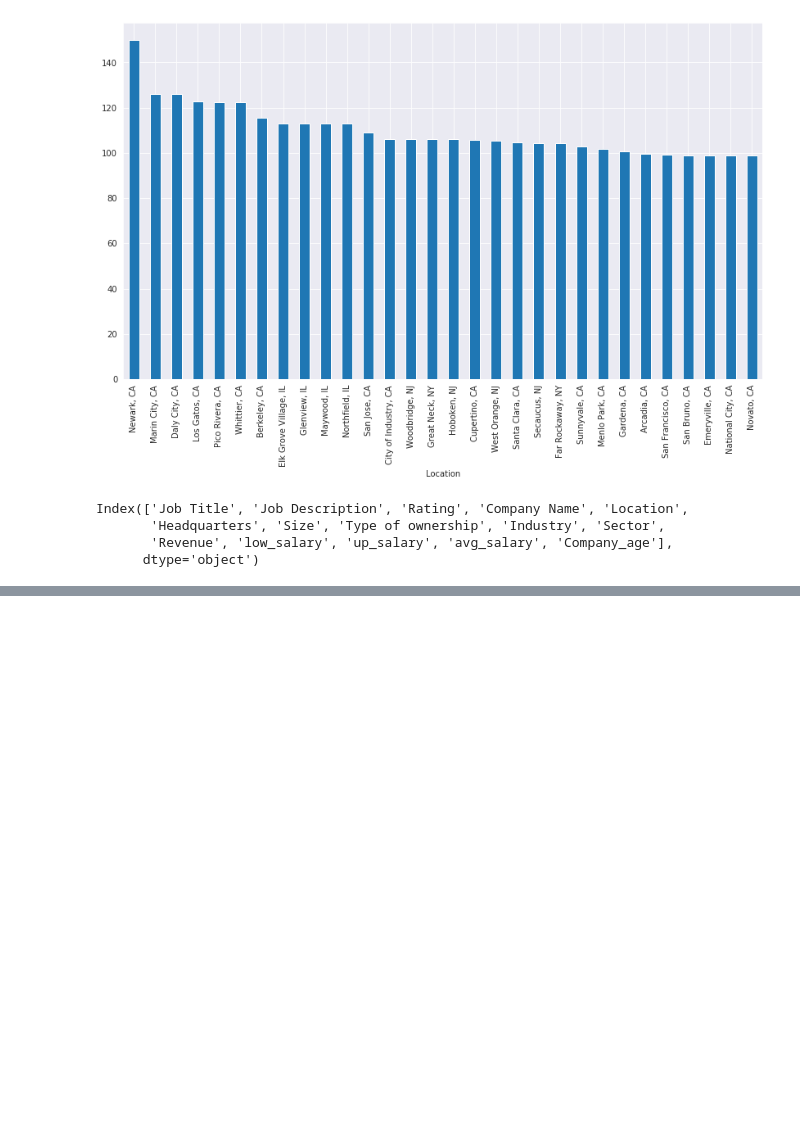
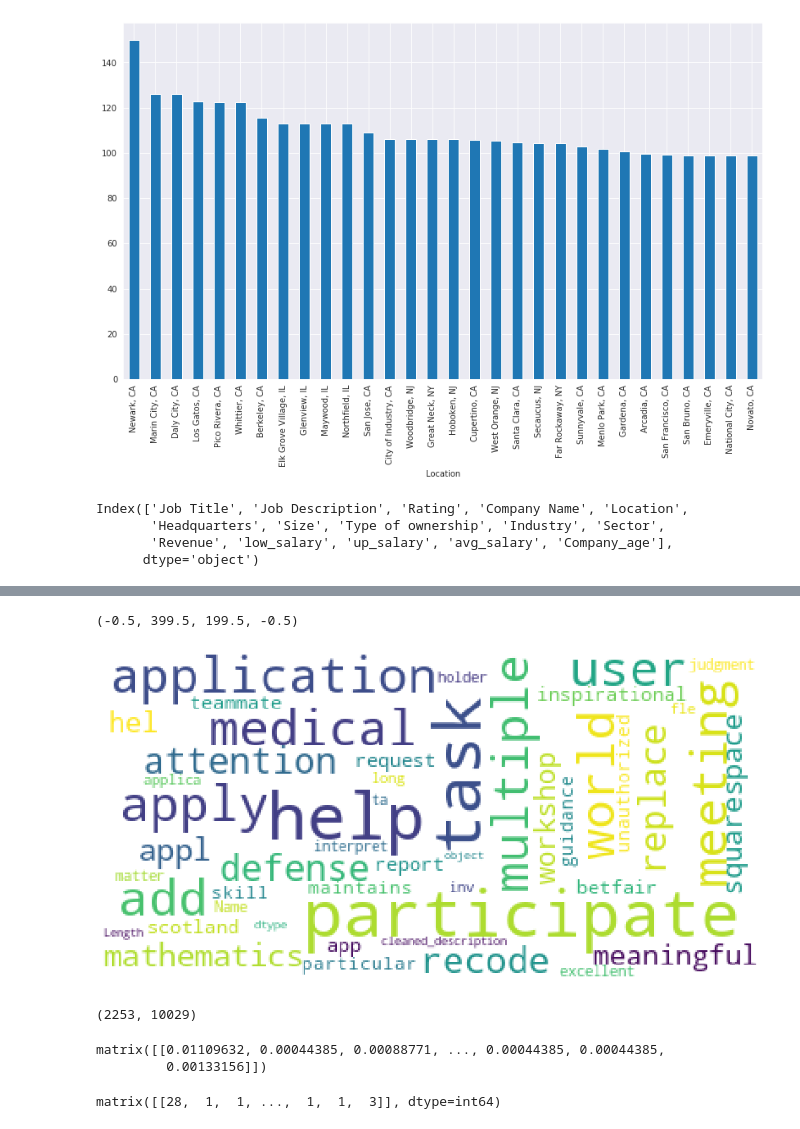
Before and after one commit to nabanitarimpi/Job-post-analysis, a Jupyter notebook: job_posting.ipynb, the cells around one changed output, grey strips where cells are left out. Saved outputs shown, nothing was run; the diff lists cells and outputs as text; code cells hidden in the pictures; blank space fills up the shorter version.

```diff
--- a/job_posting.ipynb
+++ b/job_posting.ipynb
@@ -492,0 +502,12 @@ final_list = list(lemm_token_list)
+# %%
+stopwords = set(STOPWORDS)
+
+wordcloud = WordCloud(background_color='white', max_words=500, max_font_size=40,
+                      random_state=22).generate(str(df['cleaned_description']))
+# %%
+plt.figure(figsize=(14,8))
+plt.imshow(wordcloud)
+plt.axis("off")
+# %% [output]
+(-0.5, 399.5, 199.5, -0.5)
+[figure, added]
@@ -492,0 +517,15 @@ final_list = list(lemm_token_list)
+# %%
+df_matrix.shape
+# %% [output]
+(2253, 10029)
+# %%
+sum_words = df_matrix.sum(axis=0)/df_matrix.shape[0]
+sum_words
+# %% [output]
+matrix([[0.01109632, 0.00044385, 0.00088771, ..., 0.00044385, 0.00044385,
+         0.00133156]])
+# %%
+sum_words = df_matrix.sum(axis=0)
+sum_words
+# %% [output]
+matrix([[28,  1,  1, ...,  1,  1,  3]], dtype=int64)
```
Also changed, not shown: parts of 22 cells of this notebook.
